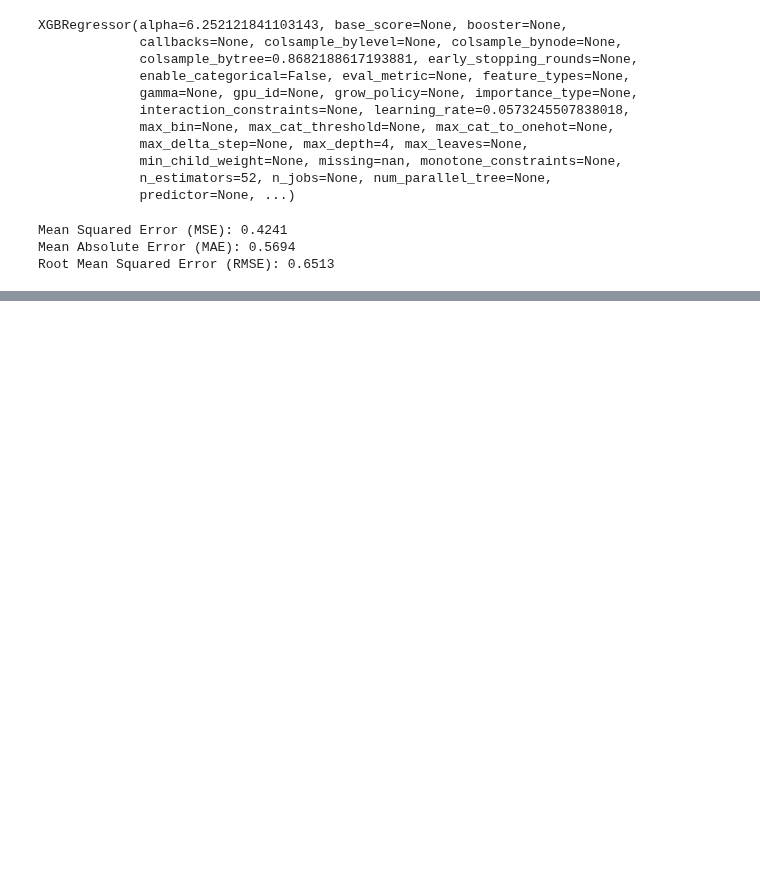
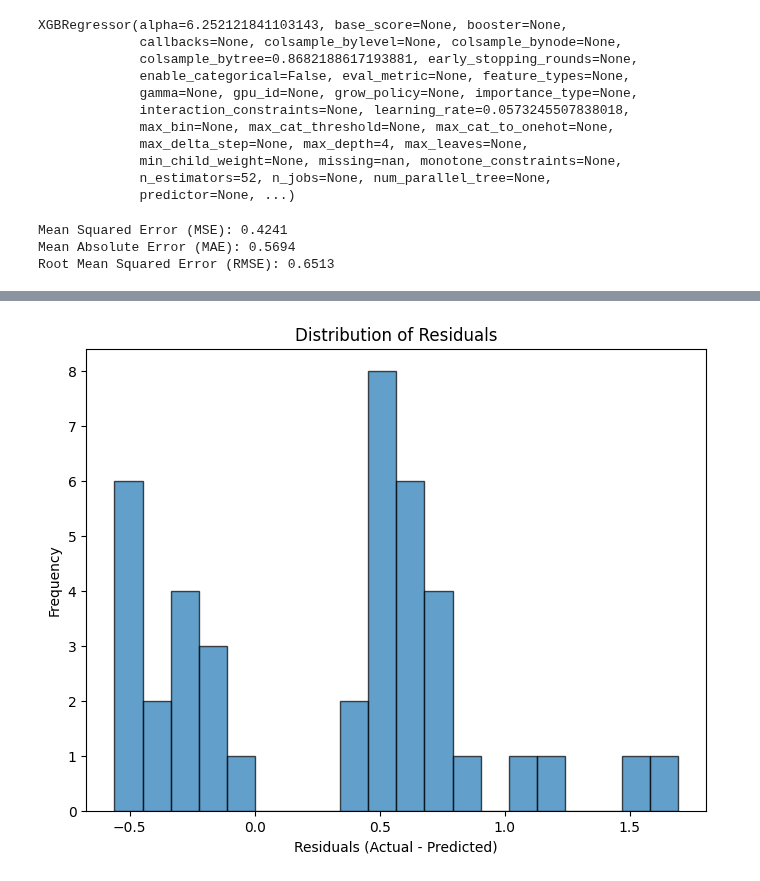
Before and after one commit to Logic06183/ONSD_Explore, a Jupyter notebook: Optuna.ipynb, the cells around one changed output, grey strips where cells are left out. Cells and saved outputs as stored; diff of their text form; code cells hidden in the pictures; blank space fills up the shorter version.

```diff
--- a/Optuna.ipynb
+++ b/Optuna.ipynb
@@ -149,0 +163,13 @@ Root Mean Squared Error (RMSE): 0.6513
+# %%
+# Calculate the differences (residuals) between the actual and predicted values
+residuals = y_test - y_pred
+
+# Plotting the distribution of residuals
+plt.figure(figsize=(8, 6))
+plt.hist(residuals, bins=20, edgecolor='k', alpha=0.7)
+plt.xlabel('Residuals (Actual - Predicted)')
+plt.ylabel('Frequency')
+plt.title('Distribution of Residuals')
+plt.show()
+# %% [output]
+[figure, added]
```
Also changed, not shown: parts of 2 cells of this notebook.
